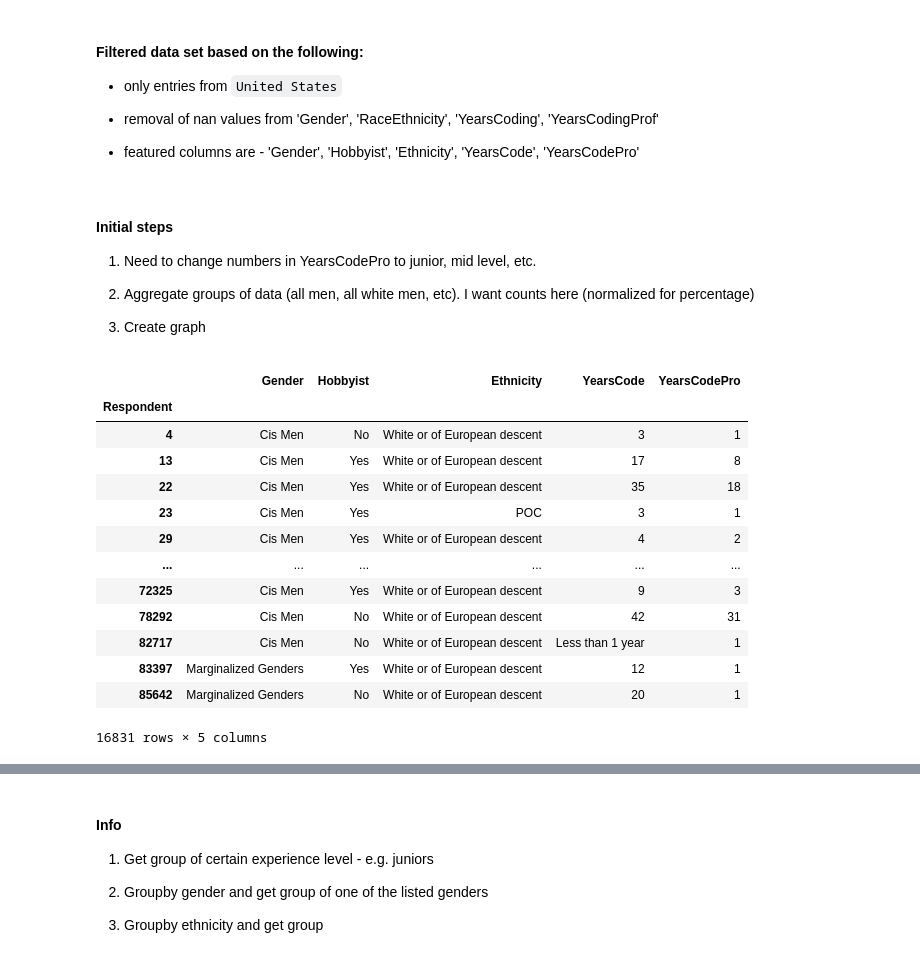
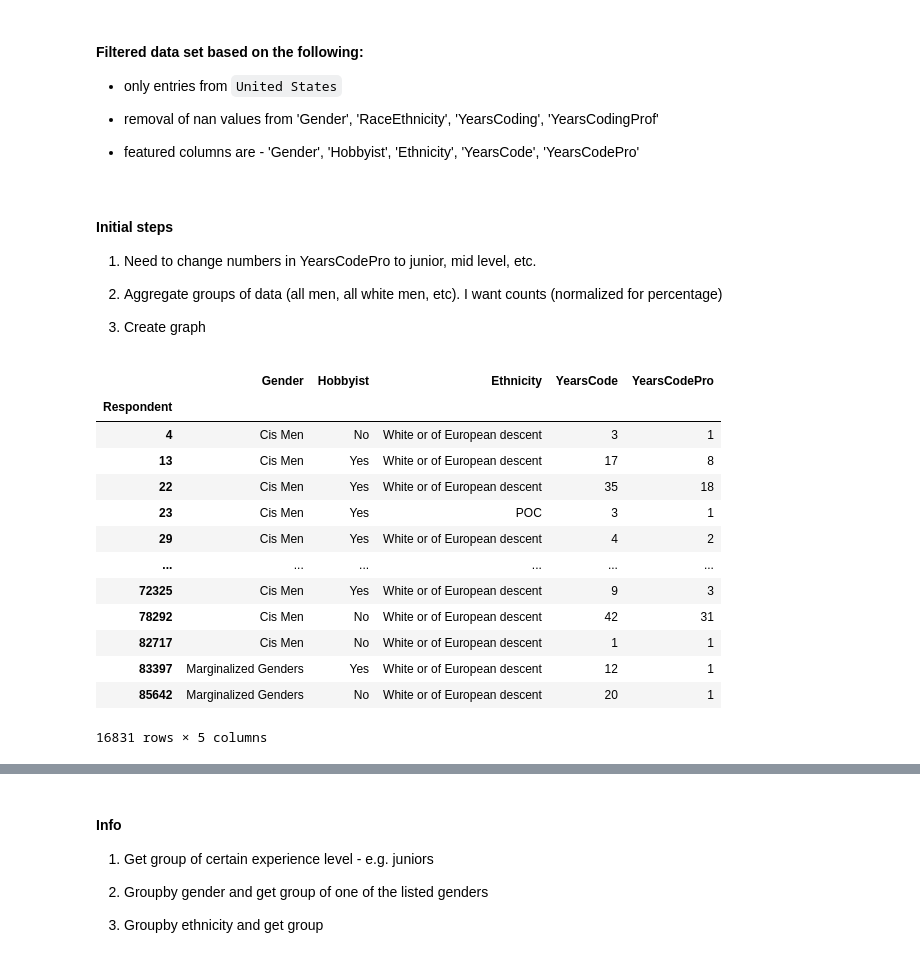
Before and after one commit to lanicesims/TIN_stack_overflow_public_survey_data, a Jupyter notebook: 2019_stackoverflow_data.ipynb, the cells around one changed output, grey strips where cells are left out. Drawn from its saved outputs; the diff is of its cells as text; code cells hidden in the pictures.

Commit message:
Refactored code, label update, grapgh update, code clean up. Started working on graph that compares years of coding prefessionally vs not. :

```diff
--- a/2019_stackoverflow_data.ipynb
+++ b/2019_stackoverflow_data.ipynb
@@ -34,7 +35,7 @@ data = pd.read_pickle("2019_filtered_data.pkl")
 
 1) Need to change numbers in YearsCodePro to junior, mid level, etc.
 
-2) Aggregate groups of data (all men, all white men, etc). I want counts here (normalized for percentage)
+2) Aggregate groups of data (all men, all white men, etc). I want counts (normalized for percentage)
 
 3) Create graph
 # %%
@@ -154,25 +155,27 @@ list_ethn_poc = ['Black or of African descent',
        'Middle Eastern;Native American, Pacific Islander, or Indigenous Australian;White or of European descent;Multiracial',
        'Black or of African descent;South Asian']
 # %%
-# there are a few strings in the values under YearsCodePro. Want to change this to an int
-data_df = data.replace({'YearsCodePro': 'Less than 1 year'}, 1)
-data_df = data_df.replace({'YearsCodePro':'More than 50 years'}, 51)
+# there are a few strings in the values under YearsCode and YearsCodePro. Want to change this to an int
+data_df = data.replace(to_replace='Less than 1 year', value=1)
+data_df = data_df.replace(to_replace='More than 50 years', value=51)
+
+# replace gender & ethnicity values
 data_df = data_df.replace(to_replace="Man", value='Cis Men')
 data_df = data_df.replace(to_replace=list_gender_togroup, value='Marginalized Genders')
 data_df = data_df.replace(to_replace=list_ethn_poc, value='POC')
 data_df
 # %% [output]
 |  | Gender | Hobbyist | Ethnicity | YearsCode | YearsCodePro |
 | Respondent |  |  |  |  |  |
 | 4 | Cis Men | No | White or of European descent | 3 | 1 |
 | 13 | Cis Men | Yes | White or of European descent | 17 | 8 |
 | 22 | Cis Men | Yes | White or of European descent | 35 | 18 |
 | 23 | Cis Men | Yes | POC | 3 | 1 |
 | 29 | Cis Men | Yes | White or of European descent | 4 | 2 |
 | ... | ... | ... | ... | ... | ... |
 | 72325 | Cis Men | Yes | White or of European descent | 9 | 3 |
 | 78292 | Cis Men | No | White or of European descent | 42 | 31 |
-| 82717 | Cis Men | No | White or of European descent | Less than 1 year | 1 |
+| 82717 | Cis Men | No | White or of European descent | 1 | 1 |
 | 83397 | Marginalized Genders | Yes | White or of European descent | 12 | 1 |
 | 85642 | Marginalized Genders | No | White or of European descent | 20 | 1 |
 16831 rows × 5 columns
```
Also changed, not shown: parts of 32 cells of this notebook.
